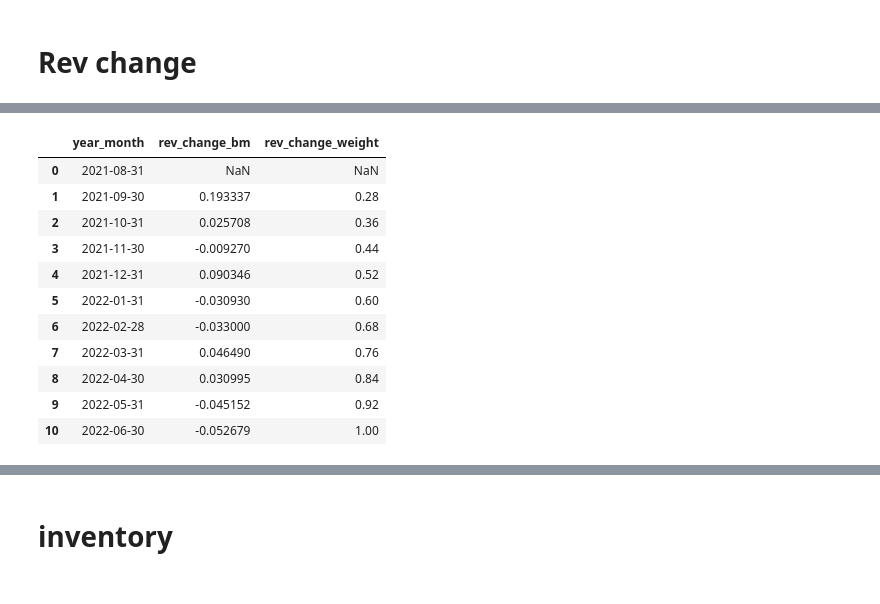
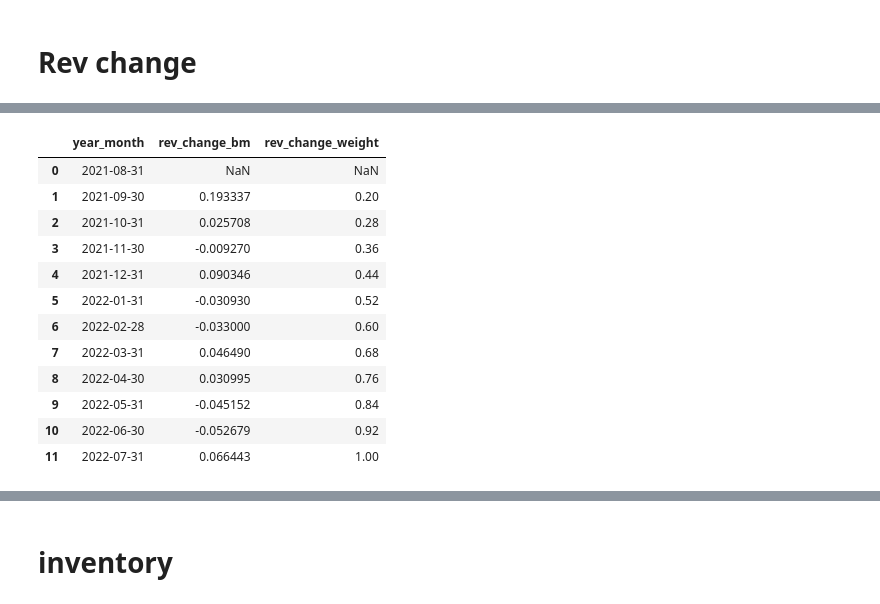
Before and after one commit to warrenshen/platform, a Jupyter notebook: services/api-server/notebooks/analysis/blaze_data_analysis_CA_master.ipynb, the cells around one changed output, grey strips where cells are left out. Drawn from its saved outputs; the diff is of its cells as text; code cells hidden in the pictures.

```diff
--- a/services/api-server/notebooks/analysis/blaze_data_analysis_CA_master.ipynb
+++ b/services/api-server/notebooks/analysis/blaze_data_analysis_CA_master.ipynb
@@ -738,22 +764,23 @@ blaze_ca_gmv_change_data
 # %%
 rev_change_bm_with_weight = blaze_ca_gmv_change_data[['year_month','rev_change']]
-rev_change_bm_with_weight['weight'] = [numpy.nan,0.28,0.36,0.44,0.52,0.6,0.68,0.76,0.84,0.92,1]
+rev_change_bm_with_weight['weight'] = [numpy.nan,0.2,0.28,0.36,0.44,0.52,0.6,0.68,0.76,0.84,0.92,1]
 rev_change_bm_with_weight.columns = ['year_month','rev_change_bm','rev_change_weight']
 rev_change_bm_with_weight = rev_change_bm_with_weight.reset_index(drop = True)
 rev_change_bm_with_weight
 # %% [output]
 |  | year_month | rev_change_bm | rev_change_weight |
 | 0 | 2021-08-31 | NaN | NaN |
-| 1 | 2021-09-30 | 0.193337 | 0.28 |
-| 2 | 2021-10-31 | 0.025708 | 0.36 |
-| 3 | 2021-11-30 | -0.009270 | 0.44 |
-| 4 | 2021-12-31 | 0.090346 | 0.52 |
-| 5 | 2022-01-31 | -0.030930 | 0.60 |
-| 6 | 2022-02-28 | -0.033000 | 0.68 |
-| 7 | 2022-03-31 | 0.046490 | 0.76 |
-| 8 | 2022-04-30 | 0.030995 | 0.84 |
-| 9 | 2022-05-31 | -0.045152 | 0.92 |
-| 10 | 2022-06-30 | -0.052679 | 1.00 |
+| 1 | 2021-09-30 | 0.193337 | 0.20 |
+| 2 | 2021-10-31 | 0.025708 | 0.28 |
+| 3 | 2021-11-30 | -0.009270 | 0.36 |
+| 4 | 2021-12-31 | 0.090346 | 0.44 |
+| 5 | 2022-01-31 | -0.030930 | 0.52 |
+| 6 | 2022-02-28 | -0.033000 | 0.60 |
+| 7 | 2022-03-31 | 0.046490 | 0.68 |
+| 8 | 2022-04-30 | 0.030995 | 0.76 |
+| 9 | 2022-05-31 | -0.045152 | 0.84 |
+| 10 | 2022-06-30 | -0.052679 | 0.92 |
+| 11 | 2022-07-31 | 0.066443 | 1.00 |
 # %%
 
 blaze_gm_data_long_with_rev  = pd.merge(blaze_gm_data_long,rev_change_bm_with_weight,on=['year_month'], how='inner')
```
Also changed, not shown: parts of 70 cells of this notebook, 2 other files.
